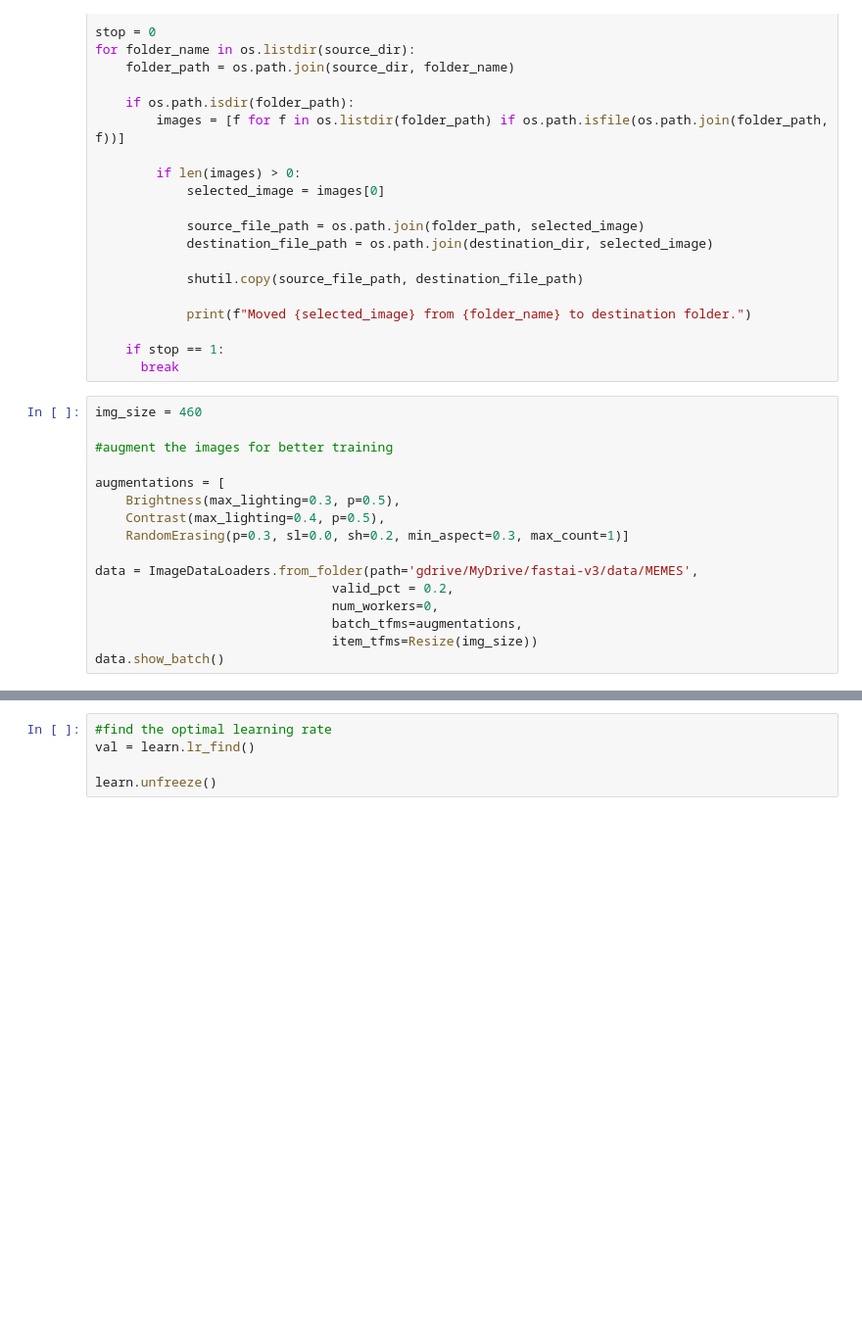
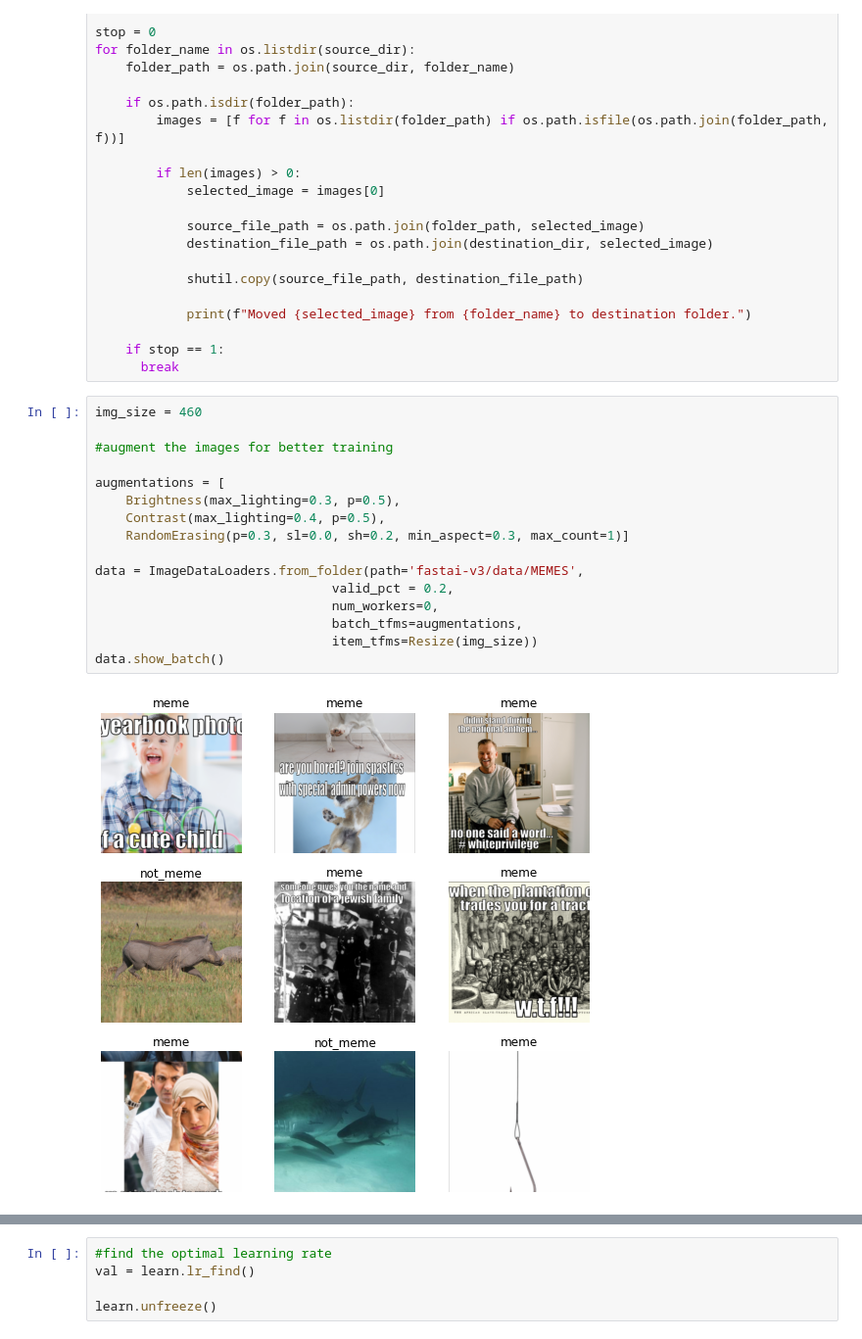
Before and after one commit to dsatrier/precog, a Jupyter notebook: task3.ipynb, the cells around one changed output, grey strips where cells are left out. Shown at 98% size. Saved outputs shown, nothing was run; the diff lists cells and outputs as text; blank space fills up the shorter version.

```diff
--- a/task3.ipynb
+++ b/task3.ipynb
@@ -76,19 +100,21 @@ for folder_name in os.listdir(source_dir):
 # %%
 img_size = 460
 
 #augment the images for better training
 
 augmentations = [
     Brightness(max_lighting=0.3, p=0.5),
     Contrast(max_lighting=0.4, p=0.5),
     RandomErasing(p=0.3, sl=0.0, sh=0.2, min_aspect=0.3, max_count=1)]
 
-data = ImageDataLoaders.from_folder(path='gdrive/MyDrive/fastai-v3/data/MEMES',
+data = ImageDataLoaders.from_folder(path='fastai-v3/data/MEMES',
                                valid_pct = 0.2,
                                num_workers=0,
                                batch_tfms=augmentations,
                                item_tfms=Resize(img_size))
 data.show_batch()
+# %% [output]
+[figure, added]
 # %%
 learn = vision_learner(data,
                     resnet34,
```
Also changed, not shown: parts of 3 cells of this notebook.
